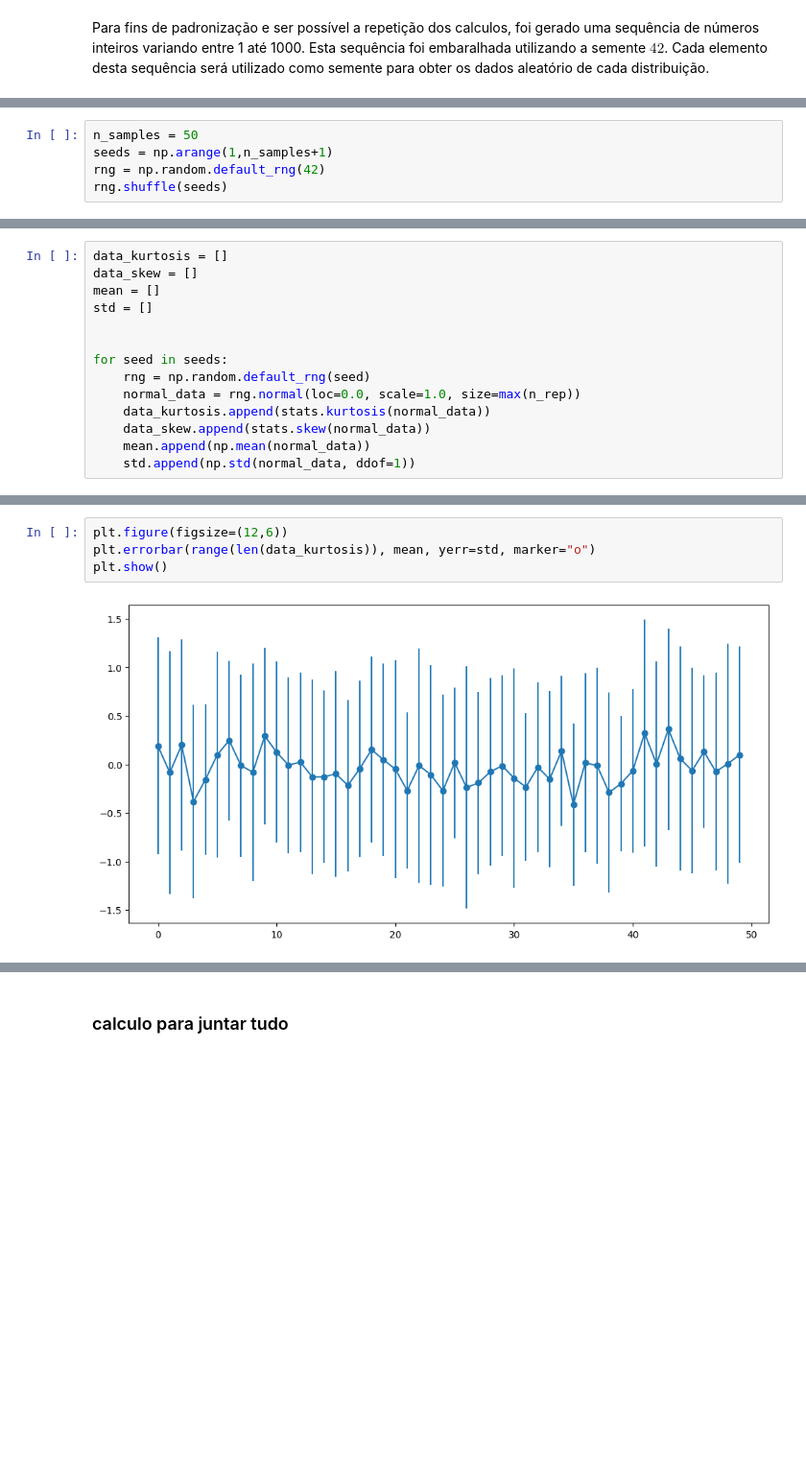
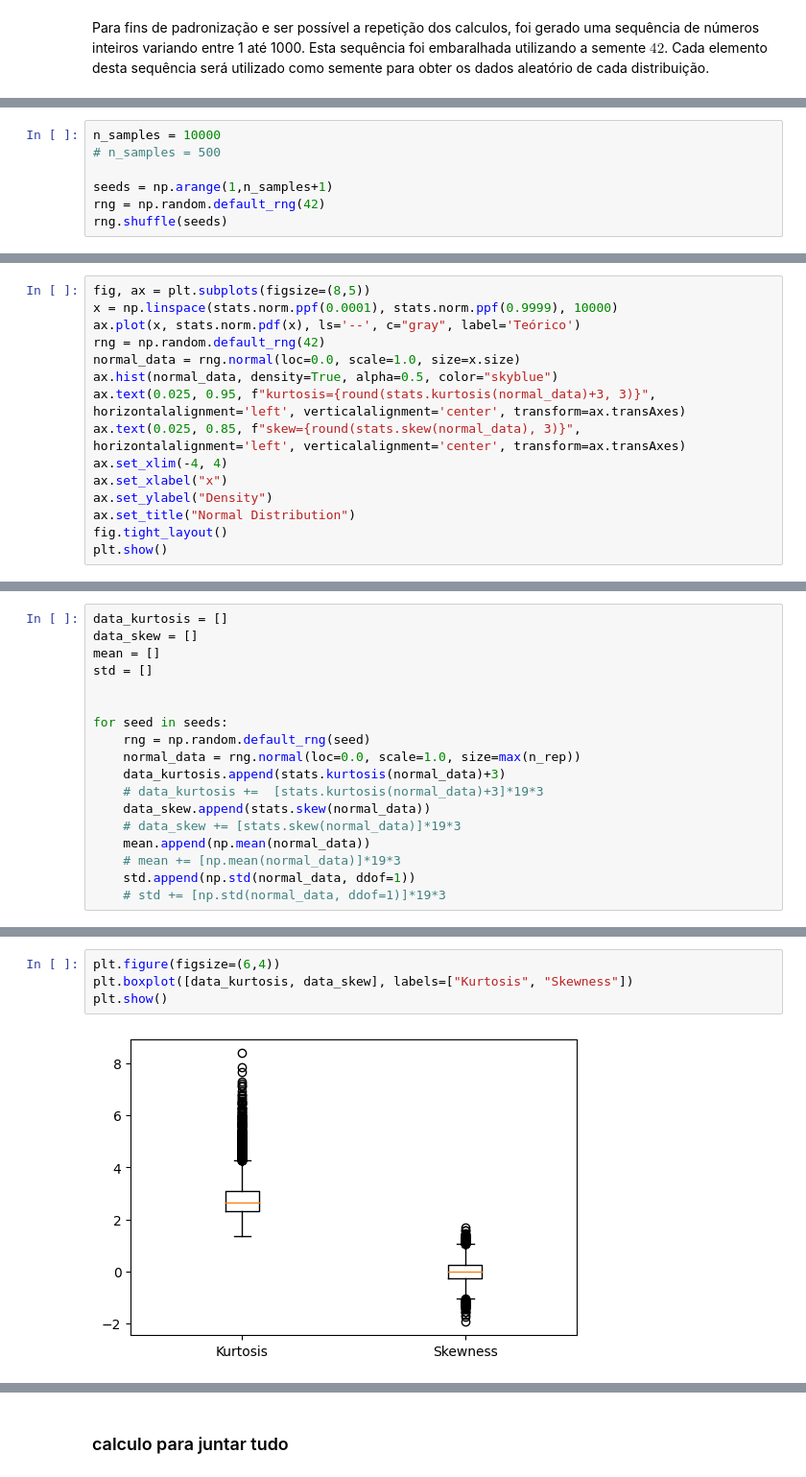
Before and after one commit to andersonmdcanteli/val-metodos-analiticos, a Jupyter notebook: important-tests/normality/comp-normality-tests.ipynb, the cells around one changed output, grey strips where cells are left out. Shown at 96% size. Cells and saved outputs as stored; diff of their text form; blank space fills up the shorter version.

```diff
--- a/important-tests/normality/comp-normality-tests.ipynb
+++ b/important-tests/normality/comp-normality-tests.ipynb
@@ -342,5 +53,7 @@ def plot_all_results(df_data):
 # %%
-n_samples = 50
+n_samples = 10000
+# n_samples = 500
+
 seeds = np.arange(1,n_samples+1)
 rng = np.random.default_rng(42)
 rng.shuffle(seeds)
@@ -364,0 +68,15 @@ n_rep = (4, 5, 6, 7, 8, 9, 10, 11, 12, 13, 14, 15, 16, 17, 18, 19, 20, 25, 30)
+# %%
+fig, ax = plt.subplots(figsize=(8,5))
+x = np.linspace(stats.norm.ppf(0.0001), stats.norm.ppf(0.9999), 10000)
+ax.plot(x, stats.norm.pdf(x), ls='--', c="gray", label='Teórico')
+rng = np.random.default_rng(42)
+normal_data = rng.normal(loc=0.0, scale=1.0, size=x.size)
+ax.hist(normal_data, density=True, alpha=0.5, color="skyblue")
+ax.text(0.025, 0.95, f"kurtosis={round(stats.kurtosis(normal_data)+3, 3)}", horizontalalignment='left', verticalalignment='center', transform=ax.transAxes)
+ax.text(0.025, 0.85, f"skew={round(stats.skew(normal_data), 3)}", horizontalalignment='left', verticalalignment='center', transform=ax.transAxes)
+ax.set_xlim(-4, 4)
+ax.set_xlabel("x")
+ax.set_ylabel("Density")
+ax.set_title("Normal Distribution")
+fig.tight_layout()
+plt.show()
@@ -472,7 +314,11 @@ std = []
 for seed in seeds:
     rng = np.random.default_rng(seed)
     normal_data = rng.normal(loc=0.0, scale=1.0, size=max(n_rep))
-    data_kurtosis.append(stats.kurtosis(normal_data))
+    data_kurtosis.append(stats.kurtosis(normal_data)+3)
+    # data_kurtosis +=  [stats.kurtosis(normal_data)+3]*19*3
     data_skew.append(stats.skew(normal_data))
+    # data_skew += [stats.skew(normal_data)]*19*3
     mean.append(np.mean(normal_data))
+    # mean += [np.mean(normal_data)]*19*3
     std.append(np.std(normal_data, ddof=1))
+    # std += [np.std(normal_data, ddof=1)]*19*3
@@ -485,6 +325,6 @@ plt.show()
 # %%
-plt.figure(figsize=(12,6))
-plt.errorbar(range(len(data_kurtosis)), mean, yerr=std, marker="o")
+plt.figure(figsize=(6,4))
+plt.boxplot([data_kurtosis, data_skew], labels=["Kurtosis", "Skewness"])
 plt.show()
 # %% [output]
-[figure, old version]
+[figure, new version]
```
Also changed, not shown: parts of 133 cells of this notebook, 26 other files.
